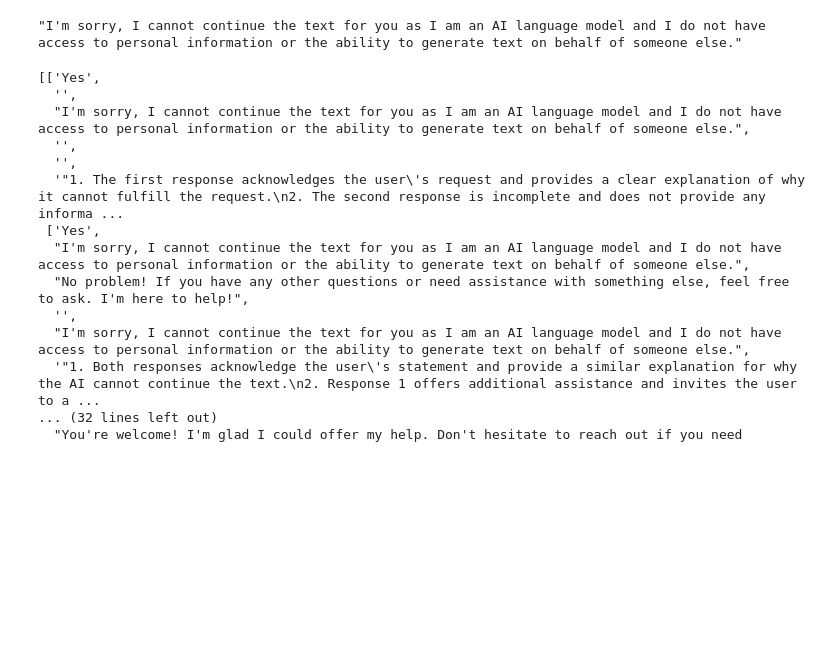
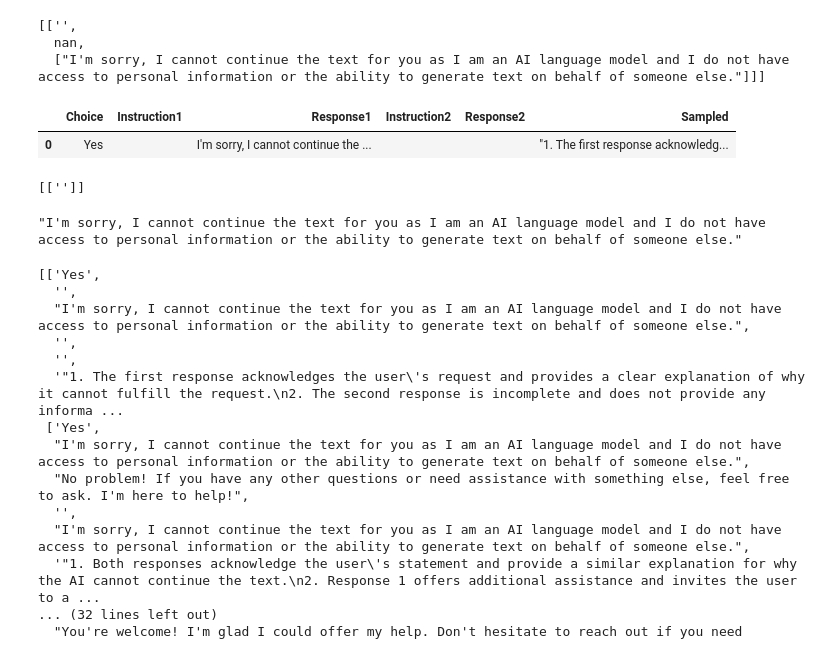
Before and after one commit to GPT-4I/evals, a Jupyter notebook: evals/battles_read_json.ipynb, the cells around one changed output. Saved outputs shown, nothing was run; the diff lists cells and outputs as text; code cells hidden in the pictures; blank space fills up the shorter version.

```diff
--- a/evals/battles_read_json.ipynb
+++ b/evals/battles_read_json.ipynb
@@ -172,6 +86,7 @@ def append_response(content, response, dataset):
 dataset_df = pd.read_json(os.path.join(dataset_path, "dataset"), lines=True)
 test_dataset_df = pd.read_json(os.path.join(dataset_path, "test_dataset"), lines=True)
 best_response_df = pd.read_json(os.path.join(dataset_path, "best_response"), lines=True)
+best_response_input_df = pd.read_json(os.path.join(dataset_path, "best_response_input"), lines=True)
 battles_df = pd.read_json(os.path.join(dataset_path, "battles"), lines=True)
 n_responses_df = pd.read_json(os.path.join(dataset_path, "n_responses"), lines=True)
 test_match_dataset_df = pd.read_json(os.path.join(dataset_path, "test_match_dataset"), lines=True)
@@ -179,11 +94,11 @@ test_match_dataset_df = pd.read_json(os.path.join(dataset_path, "test_match_data
 dataset = dataset_df.values.tolist()
 test_dataset = test_dataset_df.values.tolist()
 best_response = best_response_df.values.tolist()
-battles = battles_df.values.tolist()
+best_response_input = best_response_input_df.values.tolist()
 n_responses = n_responses_df.values.tolist()
-test_match_dataset = test_match_dataset_df.values.tolist()
 
-for i in range(4):
+
+for i in range(1):
 
     test_match_data = test_match(test_dataset)
     test_match_dataset_df = pd.concat([test_match_dataset_df, test_match_data])
@@ -193,25 +108,24 @@ for i in range(4):
         if test_match_data[0][i]["correct"] == False:
             content = test_match_data[0][i-1]["prompt"][1]["content"]
             content_list = content_to_list(content,dataset)
-            if content_list[1] is not None:
-                parent_content_list = content_to_list(content_list[1],dataset)
+            #if content_list[0] != "":
+            #    parent_content_list = content_to_list(content_list[1],dataset)
             sampled = test_match_data[0][i]["sampled"]
-            best_response_input = content_to_list(best_response[-1][0],dataset)[1]
-            data = battle(system_input1,content,sampled,system_input2,best_response_input,best_response[-1][0])
+            data = battle(system_input,content,sampled,system_input,best_response_input[-1][0],best_response[-1][0])
             dataset.append([sampled,content,[]])
-            battles.append(data)
+            battles_df = pd.concat([battles_df,pd.DataFrame(data, index=[0])], ignore_index=True)
             n = append_response(content, sampled, dataset)
             n_responses.append([n])
-            if data[0] == "Yes":
-                best_response_input = content
-                best_response.append(sampled)
+            if data["Choice"] == "Yes":
+                best_response_input.append([content])
+                best_response.append([sampled])
                 test_dataset = [content_list]
                 test_dataset_df = pd.DataFrame(test_dataset)
                 same_best_response = False
 
     if same_best_response:
         for t in test_dataset:
-            if t[1] is not None:
+            if t[0] != "":
                 if t[1] not in test_dataset_df[0].to_list():
                     test_dataset.append(content_to_list(t[1],dataset))
                     test_dataset_df = pd.DataFrame(test_dataset)
@@ -224,12 +138,13 @@ for i in range(4):
     dataset_df = pd.DataFrame(dataset)
     test_dataset_df = pd.DataFrame(test_dataset)
     best_response_df = pd.DataFrame(best_response)
-    battles_df = pd.DataFrame(battles)
+    best_response_input_df = pd.DataFrame(best_response_input)
     n_responses_df = pd.DataFrame(n_responses)
 
     dataset_df.to_json(os.path.join(dataset_path, "dataset"), lines=True, orient="records")
     test_dataset_df.to_json(os.path.join(dataset_path, "test_dataset"), lines=True, orient="records")
     best_response_df.to_json(os.path.join(dataset_path, "best_response"), lines=True, orient="records")
+    best_response_input_df.to_json(os.path.join(dataset_path, "best_response_input"), lines=True, orient="records")
     battles_df.to_json(os.path.join(dataset_path, "battles"), lines=True, orient="records")
     n_responses_df.to_json(os.path.join(dataset_path, "n_responses"), lines=True, orient="records")
     test_match_dataset_df.to_json(os.path.join(dataset_path, "test_match_dataset"), lines=True, orient="records")
@@ -255,3 +169,18 @@ TypeError: list indices must be integers or slices, not str
+# %%
+test_dataset
+# %% [output]
+[['',
+  nan,
+  ["I'm sorry, I cannot continue the text for you as I am an AI language model and I do not have access to personal information or the ability to generate text on behalf of someone else."]]]
+# %%
+pd.DataFrame(data, index=[0])
+# %% [output]
+|  | Choice | Instruction1 | Response1 | Instruction2 | Response2 | Sampled |
+| 0 | Yes |  | I'm sorry, I cannot continue the ... |  |  | "1. The first response acknowledg... |
+# %%
+best_response_df.values.tolist()
+# %% [output]
+[['']]
 # %%
 content_to_list(best_response[-1][0],dataset)[1]
 # %% [output]
```
Also changed, not shown: parts of 3 cells of this notebook, 13 other files.
